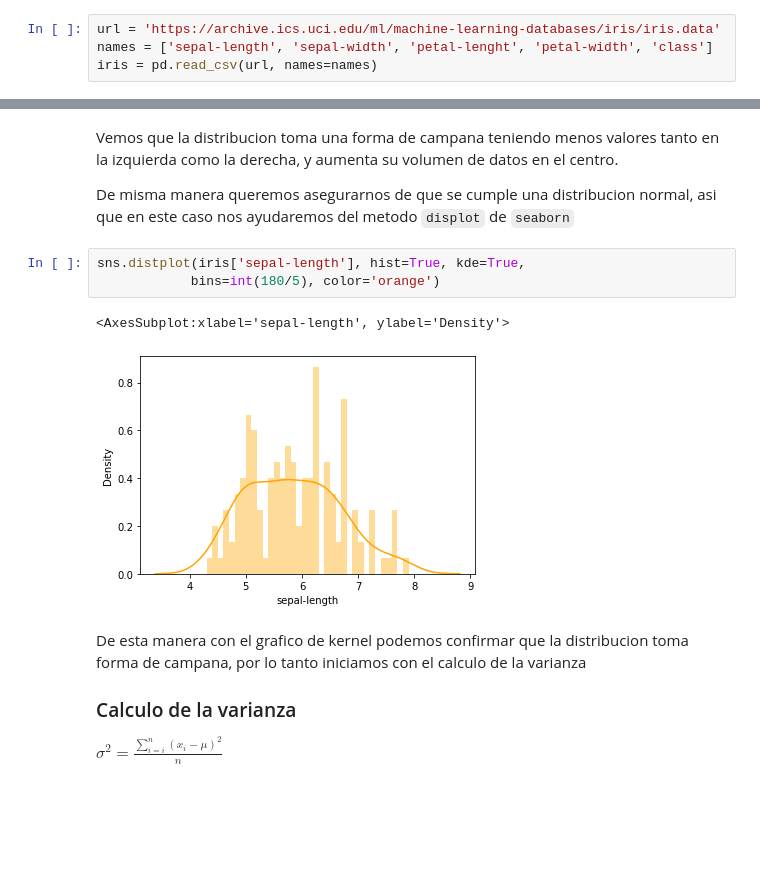
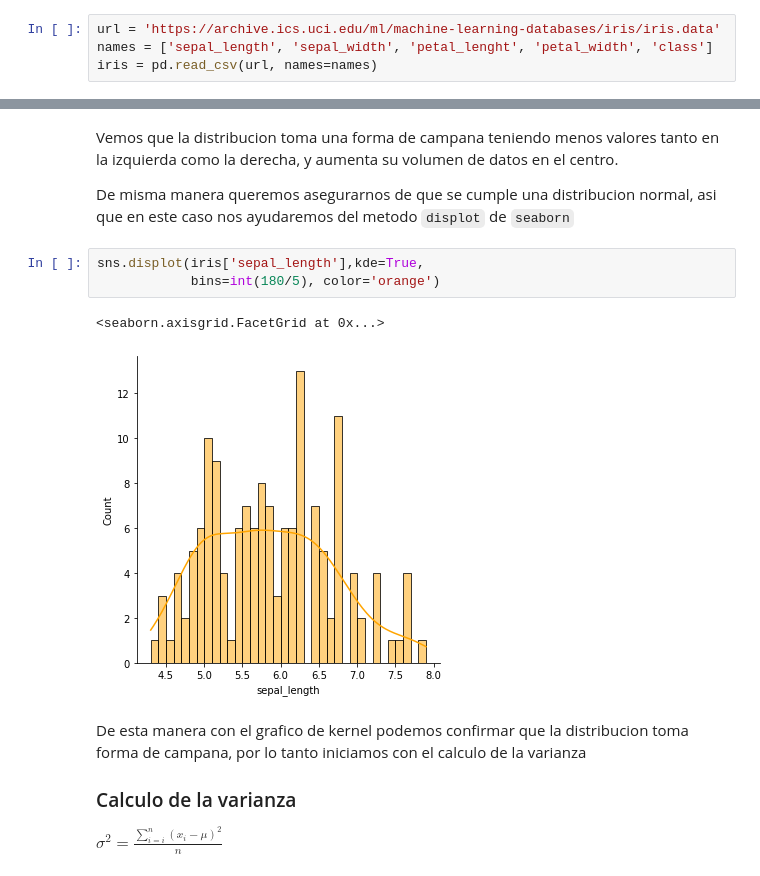
Before and after one commit to mazzaroli/inferential-statistics, a Jupyter notebook: notebook/estadistica-inferencia.ipynb, the cells around one changed output, grey strips where cells are left out. Drawn from its saved outputs; the diff is of its cells as text; blank space fills up the shorter version.

````diff
--- a/notebook/estadistica-inferencia.ipynb
+++ b/notebook/estadistica-inferencia.ipynb
@@ -821,7 +821,7 @@ import seaborn as sns
 ### Leemos la base de datos a trabajar
 # %%
 url = 'https://archive.ics.uci.edu/ml/machine-learning-databases/iris/iris.data'
-names = ['sepal-length', 'sepal-width', 'petal-lenght', 'petal-width', 'class']
+names = ['sepal_length', 'sepal_width', 'petal_lenght', 'petal_width', 'class']
 iris = pd.read_csv(url, names=names)
 # %%
 # Hacemos la exploracion del dataset donde vemos que las 4 primeras variables son numericas y la ultima a diferencie nos indica la especie de la flor
@@ -853,11 +853,11 @@ Vemos que la distribucion toma una forma de campana teniendo menos valores tanto
 
 De misma manera queremos asegurarnos de que se cumple una distribucion normal, asi que en este caso nos ayudaremos del metodo ```displot``` de ```seaborn```
 # %%
-sns.distplot(iris['sepal-length'], hist=True, kde=True,
+sns.displot(iris['sepal_length'],kde=True,
             bins=int(180/5), color='orange')
 # %% [output]
-<AxesSubplot:xlabel='sepal-length', ylabel='Density'>
+<seaborn.axisgrid.FacetGrid at 0x...>
-[figure, old version]
+[figure, new version]
 # %% [markdown]
 De esta manera con el grafico de kernel podemos confirmar que la distribucion toma forma de campana, por lo tanto iniciamos con el calculo de la varianza
 
````
Also changed, not shown: parts of 24 cells of this notebook.
